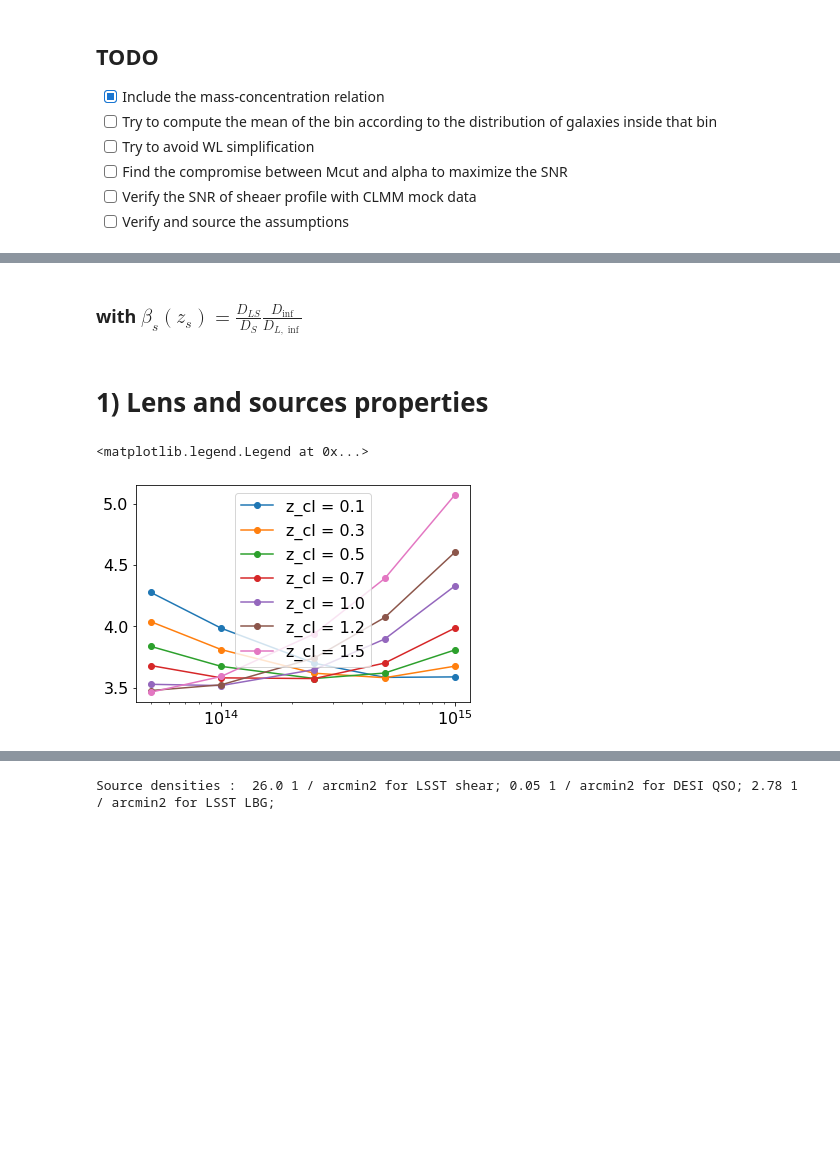
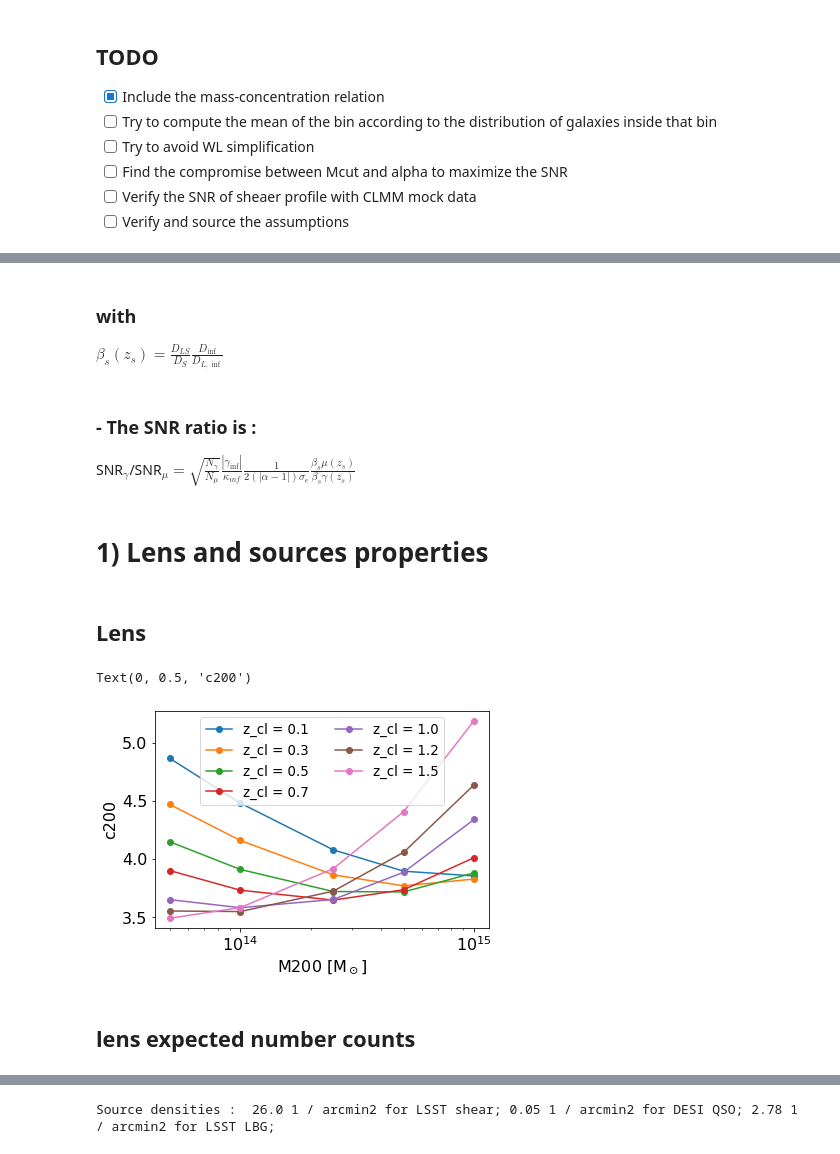
Before and after one commit to LSSTDESC/cluster_magnification, a Jupyter notebook: SNR_of_profile.ipynb, the cells around one changed output, grey strips where cells are left out. Cells and saved outputs as stored; diff of their text form; code cells hidden in the pictures; blank space fills up the shorter version.

```diff
--- a/SNR_of_profile.ipynb
+++ b/SNR_of_profile.ipynb
@@ -37,0 +43,9 @@ from colossus.halo import concentration
+# %%
+#define clmm cosmology
+cosmo = clmm.Cosmology(H0 = 71.0, Omega_dm0 = 0.265, Omega_b0 = 0.0448, Omega_k0 = 0.0)
+#equivalent to cosmo.get_desc()
+print ("CLMM backend = ", cosmo.backend)
+
+#ccl object
+cosmo_ccl = pyccl.Cosmology(Omega_c = cosmo.be_cosmo.Odm0, Omega_b=cosmo.be_cosmo.Ob0,
+                      h=cosmo.be_cosmo.h, sigma8= 0.80, n_s=0.963)
@@ -86,17 +102,4 @@ def plotting_3p_func(r3d, SNR1, SNR2, SNR3, title, x_label='r [Mpc]', y1_label =
 
     fig.tight_layout()
     return fig, (ax1,ax2,ax3)
-# %%
-#define cosmology
-params = {'flat': True, 'H0': 71., 'Om0': 0.2648, 'Ob0': 0.0448, 'sigma8': 0.80, 'ns': 0.963}
-
-#astropy
-cosmo = FlatLambdaCDM(H0=params['H0'], Om0=params['Om0'], Ob0=params['Ob0'], Tcmb0=0, Neff=3.04)
-
-#ccl like
-cosmo_ccl = mod.cclify_astropy_cosmo(cosmo)
-
-#colossus
-cosmology.addCosmology('myCosmo', params)
-cosmo_colossus = cosmology.setCosmology('myCosmo')
 # %% [markdown]
@@ -106,24 +111,34 @@ cosmo_colossus = cosmology.setCosmology('myCosmo')
 # %% [markdown]
-### with $\beta_s(z_s) = \frac{D_{LS}}{D_S}\frac{D_{\inf}}{D_{L,\inf}}$
+### with
+$\beta_s(z_s) = \frac{D_{LS}}{D_S}\frac{D_{\inf}}{D_{L,\inf}}$
+# %% [markdown]
+### - The SNR ratio is :
+SNR$_{\gamma}$/SNR$_{\mu} = \sqrt{\frac{N_{\gamma}}{N_{\mu}}}\frac{|\gamma_\inf|}{\kappa_{inf}}\frac{1}{2(|\alpha - 1|)\sigma_e} \frac{\beta_s\mu(z_s)}{\beta_s\gamma(z_s)}$
 # %% [markdown]
 # **1) Lens and sources properties**
+# %% [markdown]
+## **Lens**
 # %%
 #lens properties
 z_cl = [0.1, 0.3, 0.5, 0.7, 1.0, 1.2, 1.5]
-mass = np.array([5e13, 1e14, 2.5e14, 5e14,1e15])
-#concentration = 3.
+M200_cl = np.array([5e13, 1e14, 2.5e14, 5e14,1e15])
 
-r200, r500, c200 = np.zeros((3, len(mass), len(z_cl)))
+r200, c200 = np.zeros((2, len(M200_cl), len(z_cl)))
 for i in range(len(z_cl)):
-    r200[:, i] = scaled_radius(200, mass, z_cl[i], cosmo)
-    r500[:, i] = scaled_radius(500, mass, z_cl[i], cosmo)
-    c200[:, i] = concentration.modelDiemer19(mass*cosmo.h, z_cl[i], statistic='mean')[0]
+    r200[:, i] = scaled_radius(200, M200_cl, z_cl[i], cosmo.be_cosmo)
+
+c200 = np.zeros((len(M200_cl),len(z_cl)))
+for i in np.arange(len(z_cl)):
+    for j in np.arange(len(M200_cl)):
+        c200[j,i] = get_halo_concentration(M200_cl[j], z_cl[i], cosmo.be_cosmo, cosmo_ccl, "Diemer15")
 # %%
 for i in range(len(z_cl)):
-    plt.plot(mass, c200[:,i], 'o-',  label = 'z_cl = '+str(z_cl[i]))
-plt.xscale('log')
+    plt.semilogx(M200_cl, c200[:,i], 'o-',  label = 'z_cl = '+str(z_cl[i]));
 
-plt.legend()
+plt.legend(ncol=2, fontsize='small')
+
+plt.xlabel('M200 [M$_\odot$]')
+plt.ylabel('c200')
 # %% [output]
-<matplotlib.legend.Legend at 0x...>
+Text(0, 0.5, 'c200')
-[figure, old version]
+[figure, new version]
@@ -159,0 +145,2 @@ def mu_lbg_pdz(z):
+# %% [markdown]
+## lens expected number counts
```
Also changed, not shown: parts of 83 cells of this notebook, 4 other files.
